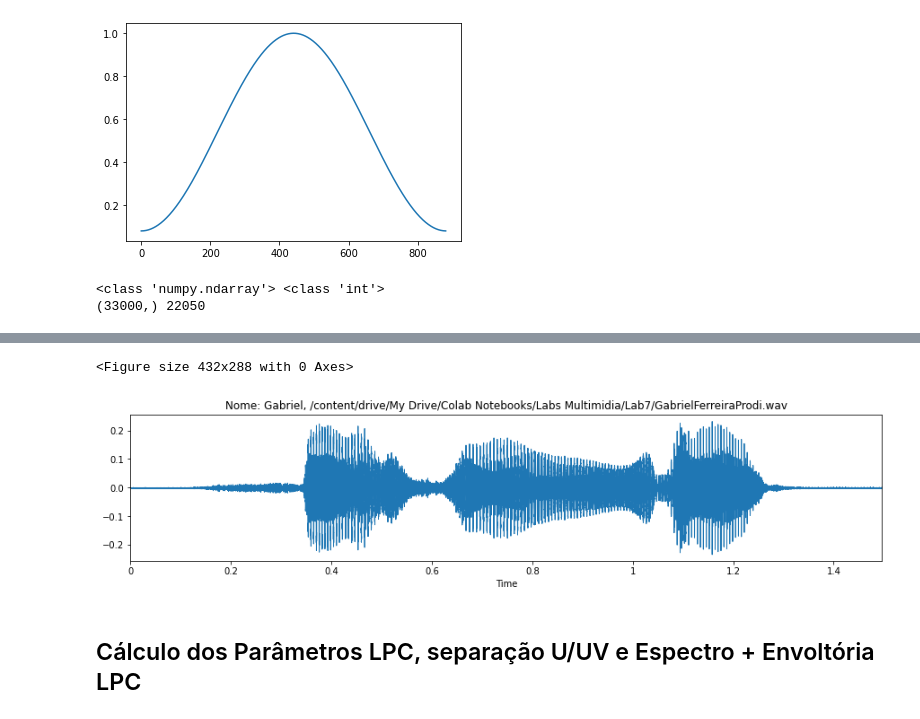
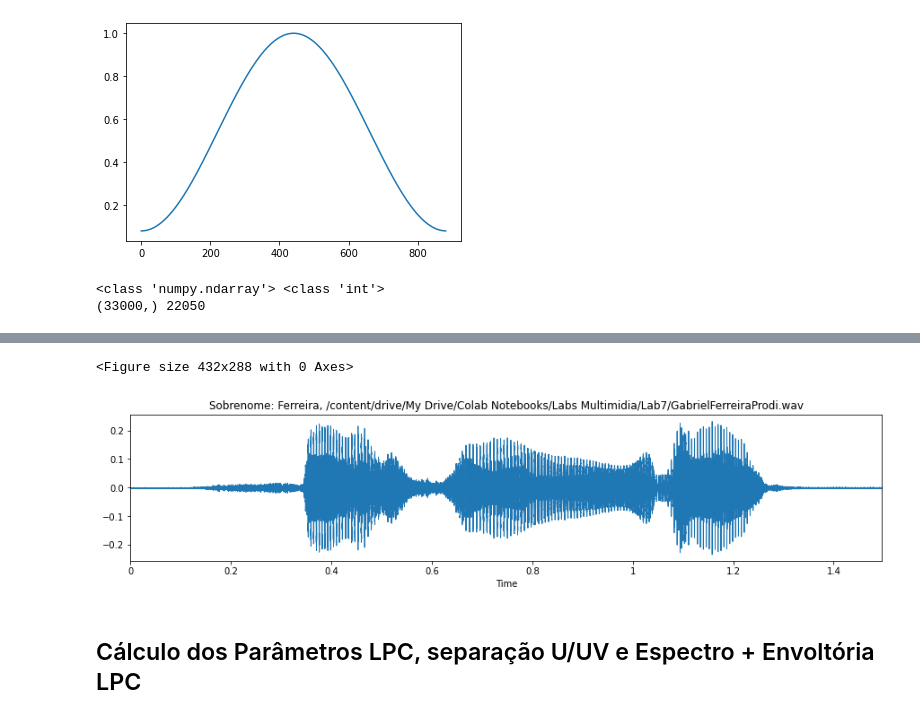
Before and after one commit to brusangues/CSM-DEVS, a Jupyter notebook: lab7/Gabriel/Lab7_Gabriel.ipynb, the cells around one changed output, grey strips where cells are left out. Saved outputs shown, nothing was run; the diff lists cells and outputs as text; code cells hidden in the pictures.

```diff
--- a/lab7/Gabriel/Lab7_Gabriel.ipynb
+++ b/lab7/Gabriel/Lab7_Gabriel.ipynb
@@ -62,24 +62,24 @@ plt.plot(hm)
 # %%
 # Cortando o áudio
 v11 = v1[65000:98000] # v1[65000:98000] = trecho 'Ferreira' # v1[33000:53000] = trecho 'Gabriel'
 
 # Gráfico da amostra
 plt.figure()
 fig11, ax11 = plt.subplots(figsize=(15, 3))
 librosa.display.waveplot(v11, sr=sr1)
-plt.title('Nome: Gabriel, ' + audio1)
+plt.title('Sobrenome: Ferreira, ' + audio1)
 
 # Informações sobre a amostra
 print(type(v11), type(sr1))
 print(v11.shape, sr1)
 
 IPython.display.Audio(data=v11, rate=sr1)
 # %% [output]
 <class 'numpy.ndarray'> <class 'int'>
 (33000,) 22050
 [interactive output not drawn]
 <Figure size 432x288 with 0 Axes>
-[figure, old version]
+[figure, new version]
 # %% [markdown]
 ## Cálculo dos Parâmetros LPC, separação U/UV e Espectro + Envoltória LPC
 # %%
```
Also changed, not shown: parts of 2 cells of this notebook, 4 other files.
